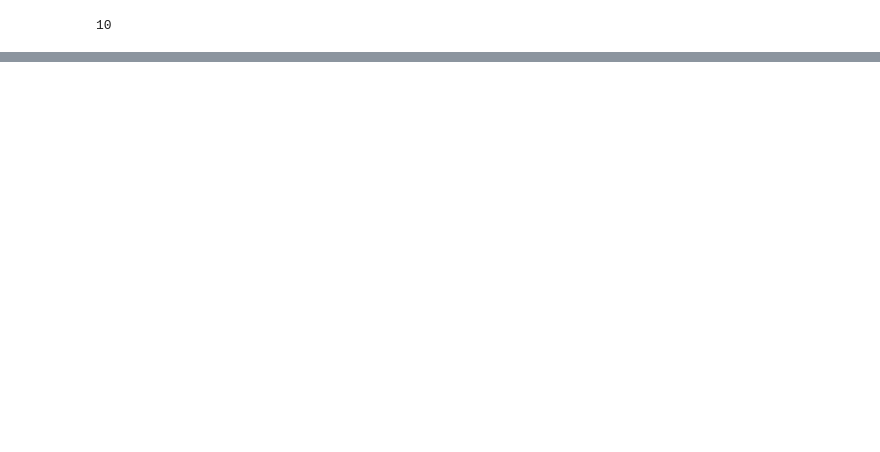
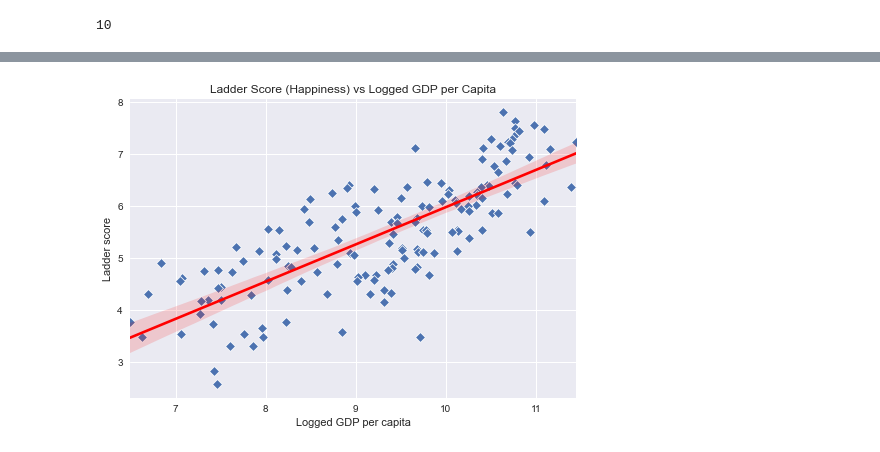
Before and after one commit to datares/happy-pineapples, a Jupyter notebook: analysis/regionPCA.ipynb, the cells around one changed output, grey strips where cells are left out. Cells and saved outputs as stored; diff of their text form; code cells hidden in the pictures; blank space fills up the shorter version.

```diff
--- a/analysis/regionPCA.ipynb
+++ b/analysis/regionPCA.ipynb
@@ -126,0 +151,7 @@ len(y["Regional indicator"].unique())
+# %%
+sns.scatterplot(data=df, x="Logged GDP per capita", y="Ladder score", marker="D", palette="pastel")
+sns.regplot(data=df, x="Logged GDP per capita", y="Ladder score", color="red", scatter=False)
+plt.title("Ladder Score (Happiness) vs Logged GDP per Capita")
+plt.savefig("happinessvsgdp.png")
+# %% [output]
+[figure, added]
```
Also changed, not shown: parts of 4 cells of this notebook, 1 other file.
